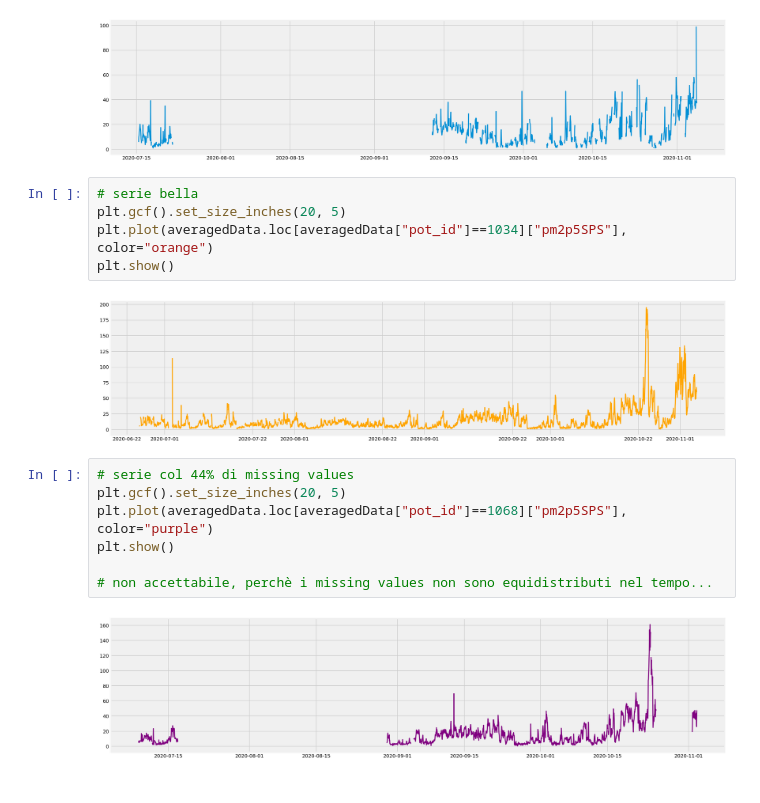
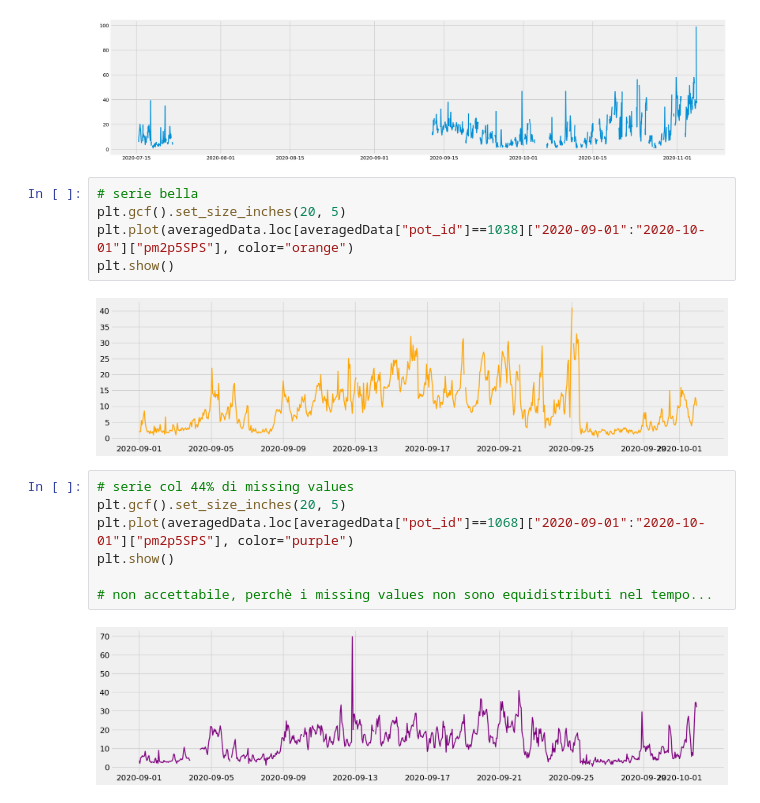
Before and after one commit to AlePalu/AirQualityForecasting, a Jupyter notebook: notebooks/data_modeling.ipynb, the cells around one changed output. Cells and saved outputs as stored; diff of their text form.

```diff
--- a/notebooks/data_modeling.ipynb
+++ b/notebooks/data_modeling.ipynb
@@ -603,16 +611,16 @@ plt.show()
 # %%
 # serie bella
 plt.gcf().set_size_inches(20, 5)
-plt.plot(averagedData.loc[averagedData["pot_id"]==1034]["pm2p5SPS"], color="orange")
+plt.plot(averagedData.loc[averagedData["pot_id"]==1038]["2020-09-01":"2020-10-01"]["pm2p5SPS"], color="orange")
 plt.show()
 # %% [output]
-[figure, old version]
+[figure, new version]
 # %%
 # serie col 44% di missing values
 plt.gcf().set_size_inches(20, 5)
-plt.plot(averagedData.loc[averagedData["pot_id"]==1068]["pm2p5SPS"], color="purple")
+plt.plot(averagedData.loc[averagedData["pot_id"]==1068]["2020-09-01":"2020-10-01"]["pm2p5SPS"], color="purple")
 plt.show()
 
 # non accettabile, perchè i missing values non sono equidistributi nel tempo...
 # %% [output]
-[figure, old version]
+[figure, new version]
```
Also changed, not shown: parts of 6 cells of this notebook, 6 other files.
